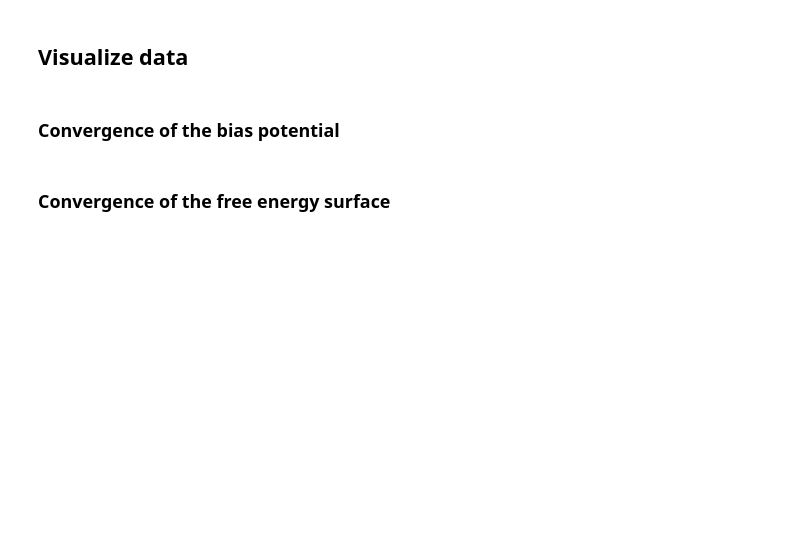
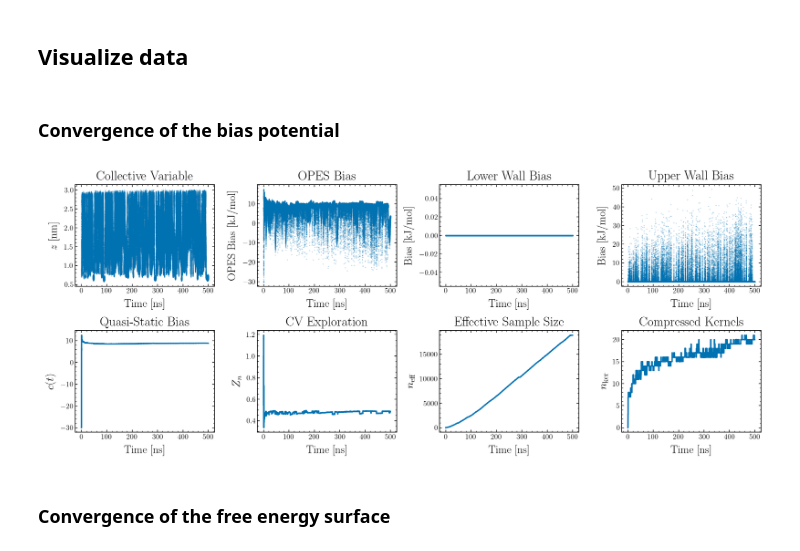
Before and after one commit to CarvFS/Analysis-Polyelectrolyte-Surface-Adsorption, a Jupyter notebook: analysis/2-monomer-binding/Acn_0.ipynb, the cells around one changed output. Cells and saved outputs as stored; diff of their text form; code cells hidden in the pictures; blank space fills up the shorter version.

```diff
--- a/analysis/2-monomer-binding/Acn_0.ipynb
+++ b/analysis/2-monomer-binding/Acn_0.ipynb
@@ -309,16 +321,11 @@ def fig_bias_dynamics(df: pd.DataFrame, fname: str) -> plt.Figure:
 # %%
 # plot bias dynamics for base replica
 fname = "bias_dynamics"
 
 if opes:
     fig = fig_bias_dynamics(data, fname)
-else:
-    fig = plt.figure()
-
-# display figure
-plt.close(fig)
-if opes:
-    display.Image(f"{dir_fig}/{fname}.png", width=1200)
+# %% [output]
+[figure, added]
 # %%
 # plot bias dynamics for all replicas
 if hrex and opes:
```
Also changed, not shown: parts of 20 cells of this notebook, 3 other files.
